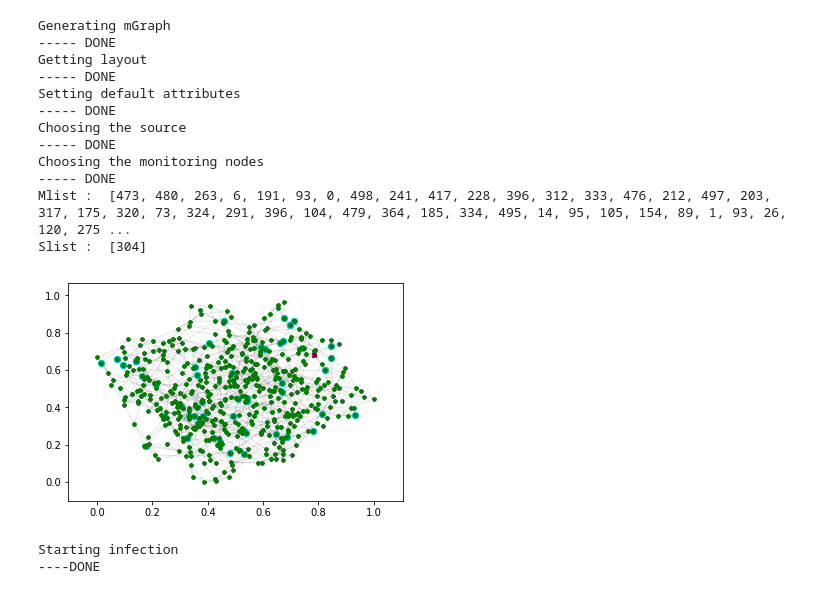
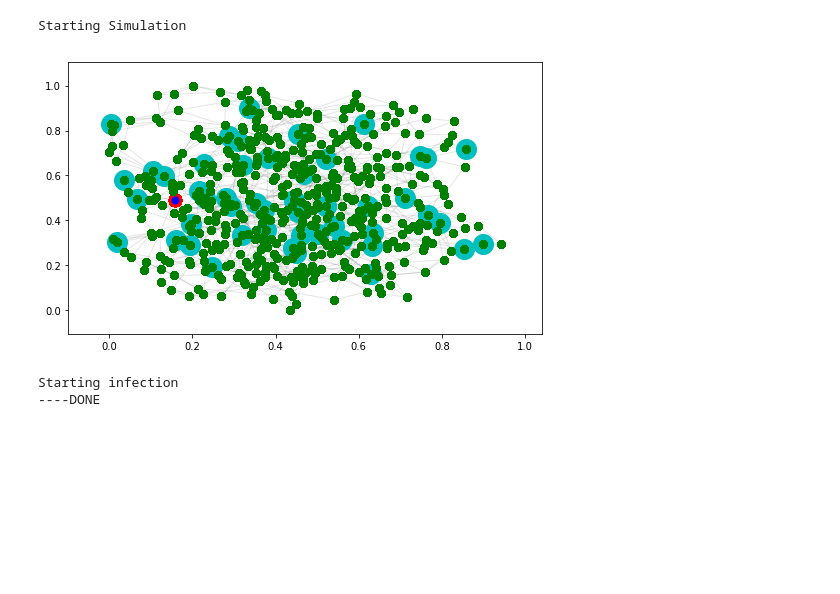
Before and after one commit to N0ciple/MSc-Project, a Jupyter notebook: Test_Histogram.ipynb, the cells around one changed output. Drawn from its saved outputs; the diff is of its cells as text; code cells hidden in the pictures; blank space fills up the shorter version.

```diff
--- a/Test_Histogram.ipynb
+++ b/Test_Histogram.ipynb
@@ -1,11 +1,13 @@
 # %%
 #Import Libraries
 
+import matplotlib
 %matplotlib inline
 from simulation import *
 from scipy.special import comb
 import matplotlib.pyplot as plt
 import numpy as np
+matplotlib.rcParams['figure.figsize'] = (8.5, 5.0)
 # %%
 #Run the simulation
 
@@ -13,47 +15,36 @@ figureList = list()
 # Parameters definition
 numRumors = 100
 maxThreshold = 1
 numMonitors = 50
-propagProba = 0.7
+propagProba = 0.6
 numNodes = 500
 linkProba = 0.2
 monitorTrigger = list()
 numStep = 100
 
 j=0
 
 Graph, Pos, rumorSources, monitorsList = generateGraphReady(numNodes,linkProba,maxThreshold,numRumors,numMonitors)
 fig1 =  drawColoredGraph(Graph, Pos, numRumors, rumorSources, monitorsList)
 #fig1.savefig('./TestFigs/figT'+str(j)+'.png')
 print("Starting infection")
 infections = [[] for n in range(numRumors)]
 infected = getInfectedList(Graph,numRumors)
 
 while(not isAllInfected(Graph,numRumors)):
 
     Graph = infectionForward(Graph, propagProba, numRumors)
     infected = getInfectedList(Graph,numRumors)
     # j+1 because j=0 is step 1
     monitorTrigger = updateMonitorTrig(j+1,monitorTrigger,monitorsList,Graph,numRumors)
     j += 1
     #fig2 = drawColoredGraph(Graph, Pos, numRumors, rumorSources, myMonitors=monitorsList,myIndex=j)
 
 print("----DONE")
 monitorTrigger2 = sorted(monitorTrigger, key=lambda x : (x[0], x[2]))
 # %% [output]
-Generating mGraph
------ DONE
-Getting layout
------ DONE
-Setting default attributes
------ DONE
-Choosing the source
------ DONE
-Choosing the monitoring nodes
------ DONE
-Mlist :  [473, 480, 263, 6, 191, 93, 0, 498, 241, 417, 228, 396, 312, 333, 476, 212, 497, 203, 317, 175, 320, 73, 324, 291, 396, 104, 479, 364, 185, 334, 495, 14, 95, 105, 154, 89, 1, 93, 26, 120, 275 ...
-Slist :  [304]
+Starting Simulation
-[figure, old version]
+[figure, new version]
 Starting infection
 ----DONE
 # %%
```
Also changed, not shown: parts of 7 cells of this notebook, 5 other files.
